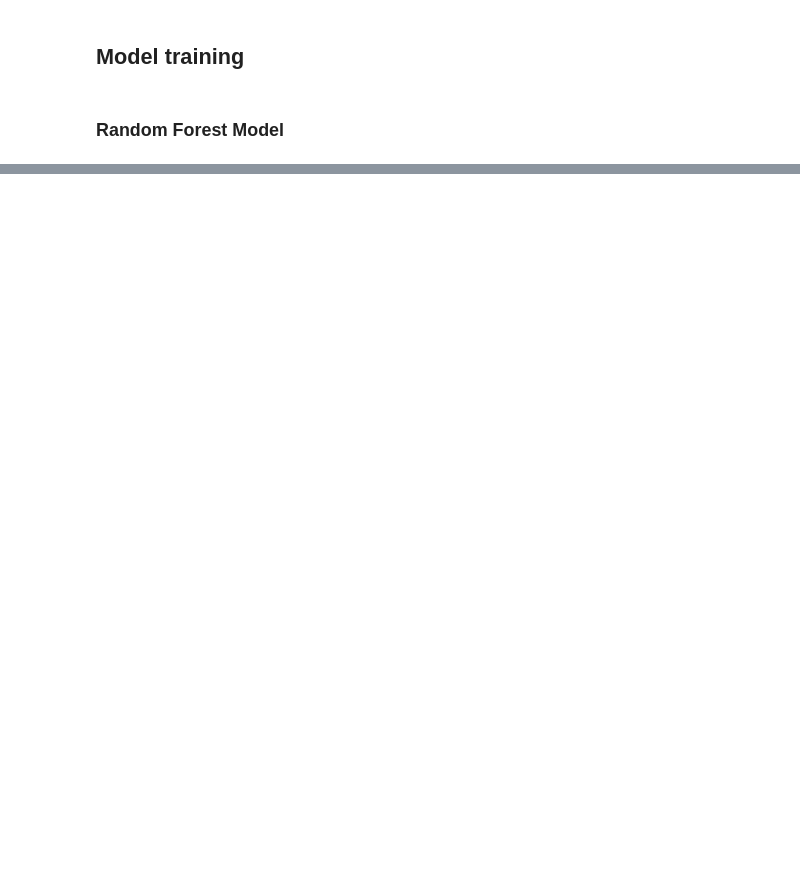
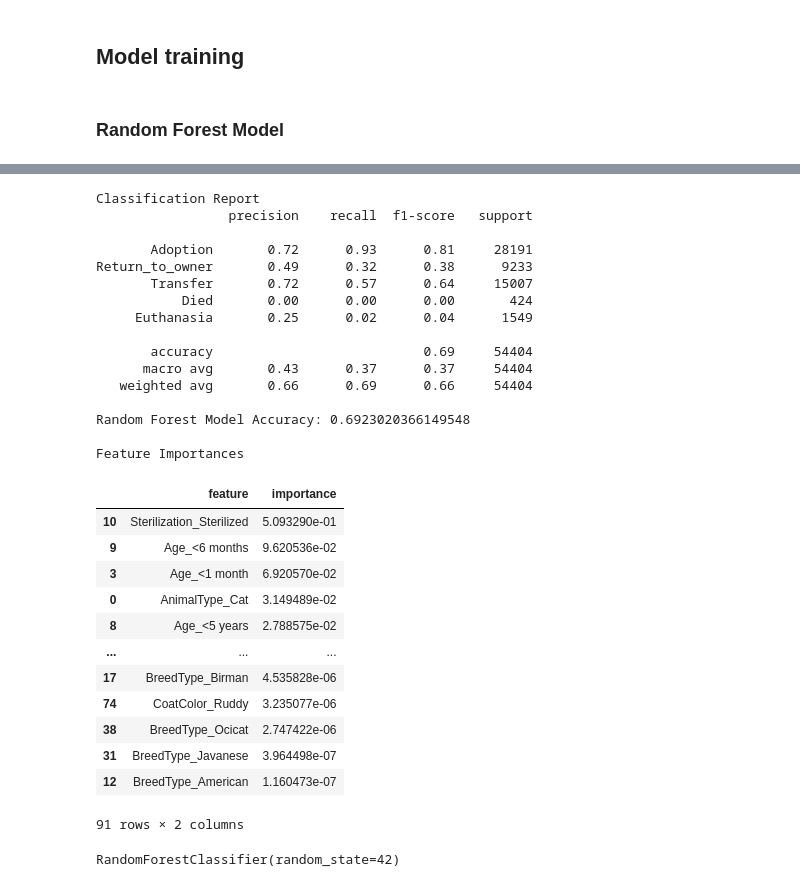
Before and after one commit to sandeepsanyal/Shelter-Animal-Outcomes, a Jupyter notebook: notebooks/prediction.ipynb, the cells around one changed output, grey strips where cells are left out. Cells and saved outputs as stored; diff of their text form; code cells hidden in the pictures; blank space fills up the shorter version.

```diff
--- a/notebooks/prediction.ipynb
+++ b/notebooks/prediction.ipynb
@@ -131,0 +66,54 @@ Random Forest Model built in: 1.53 seconds
+# %%
+export_model_path = home_dir + r"/pickle_files/rf_model.pkl"
+
+# Load and process training data
+processed_df = data_processing.process_data(
+    home_dir=home_dir,
+    data_file=data_file,
+    AnimalID=AnimalID,
+    dep_var=dep_var
+).drop(columns=["Breed_broken"])
+# Engineer features
+engineered_df = feature_engineering.engineer_features(
+    df=processed_df,
+    AnimalID=AnimalID,
+    dep_var=dep_var
+)
+
+models.random_forest_model(
+    df=engineered_df,
+    AnimalID=AnimalID,
+    dep_var=dep_var,
+    seed=seed
+)
+# %% [output]
+Classification Report
+                 precision    recall  f1-score   support
+
+       Adoption       0.72      0.93      0.81     28191
+Return_to_owner       0.49      0.32      0.38      9233
+       Transfer       0.72      0.57      0.64     15007
+           Died       0.00      0.00      0.00       424
+     Euthanasia       0.25      0.02      0.04      1549
+
+       accuracy                           0.69     54404
+      macro avg       0.43      0.37      0.37     54404
+   weighted avg       0.66      0.69      0.66     54404
+
+Random Forest Model Accuracy: 0.6923020366149548
+
+Feature Importances
+|  | feature | importance |
+| 10 | Sterilization_Sterilized | 5.093290e-01 |
+| 9 | Age_<6 months | 9.620536e-02 |
+| 3 | Age_<1 month | 6.920570e-02 |
+| 0 | AnimalType_Cat | 3.149489e-02 |
+| 8 | Age_<5 years | 2.788575e-02 |
+| ... | ... | ... |
+| 17 | BreedType_Birman | 4.535828e-06 |
+| 74 | CoatColor_Ruddy | 3.235077e-06 |
+| 38 | BreedType_Ocicat | 2.747422e-06 |
+| 31 | BreedType_Javanese | 3.964498e-07 |
+| 12 | BreedType_American | 1.160473e-07 |
+91 rows × 2 columns
+RandomForestClassifier(random_state=42)
```
Also changed, not shown: parts of 10 cells of this notebook, 2 other files.
